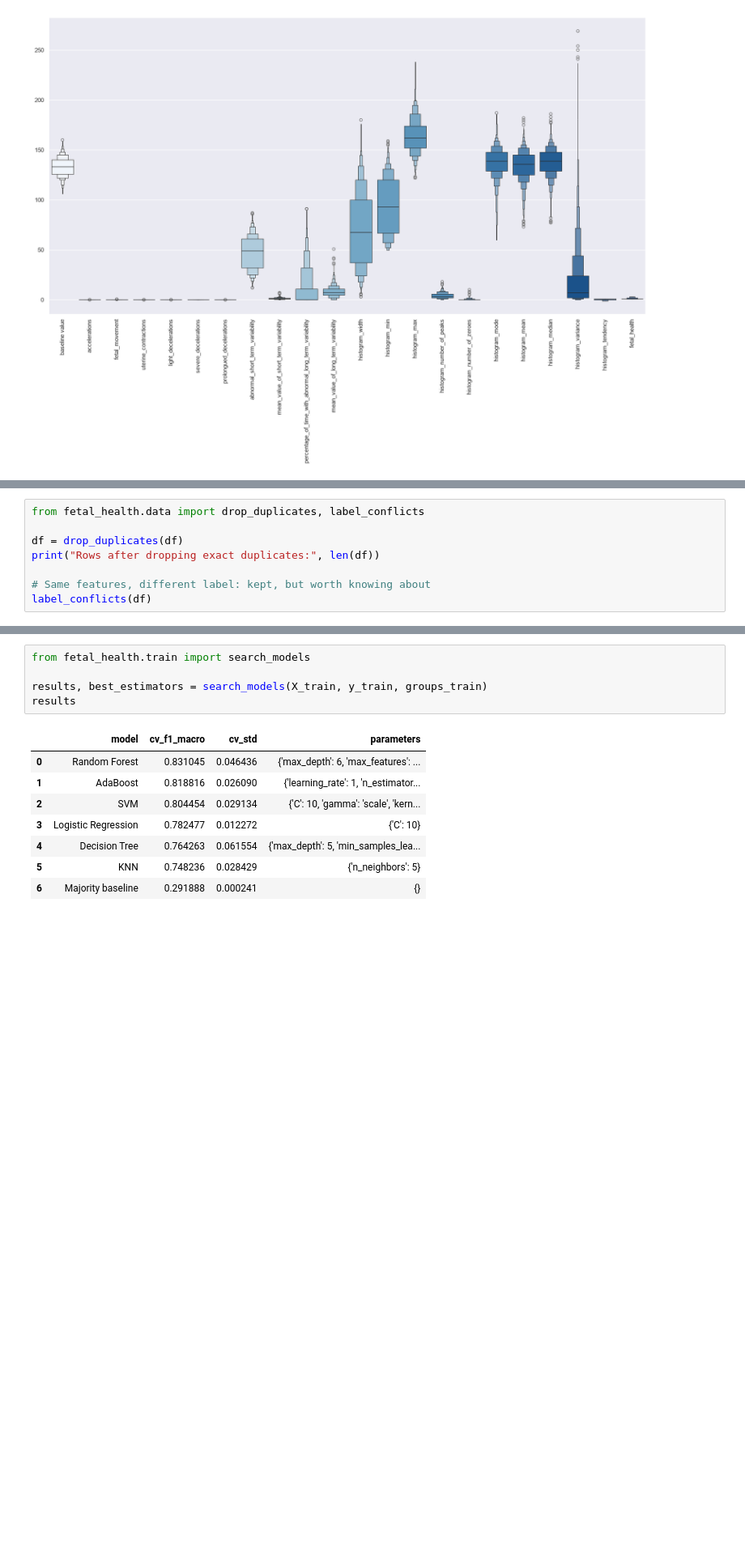
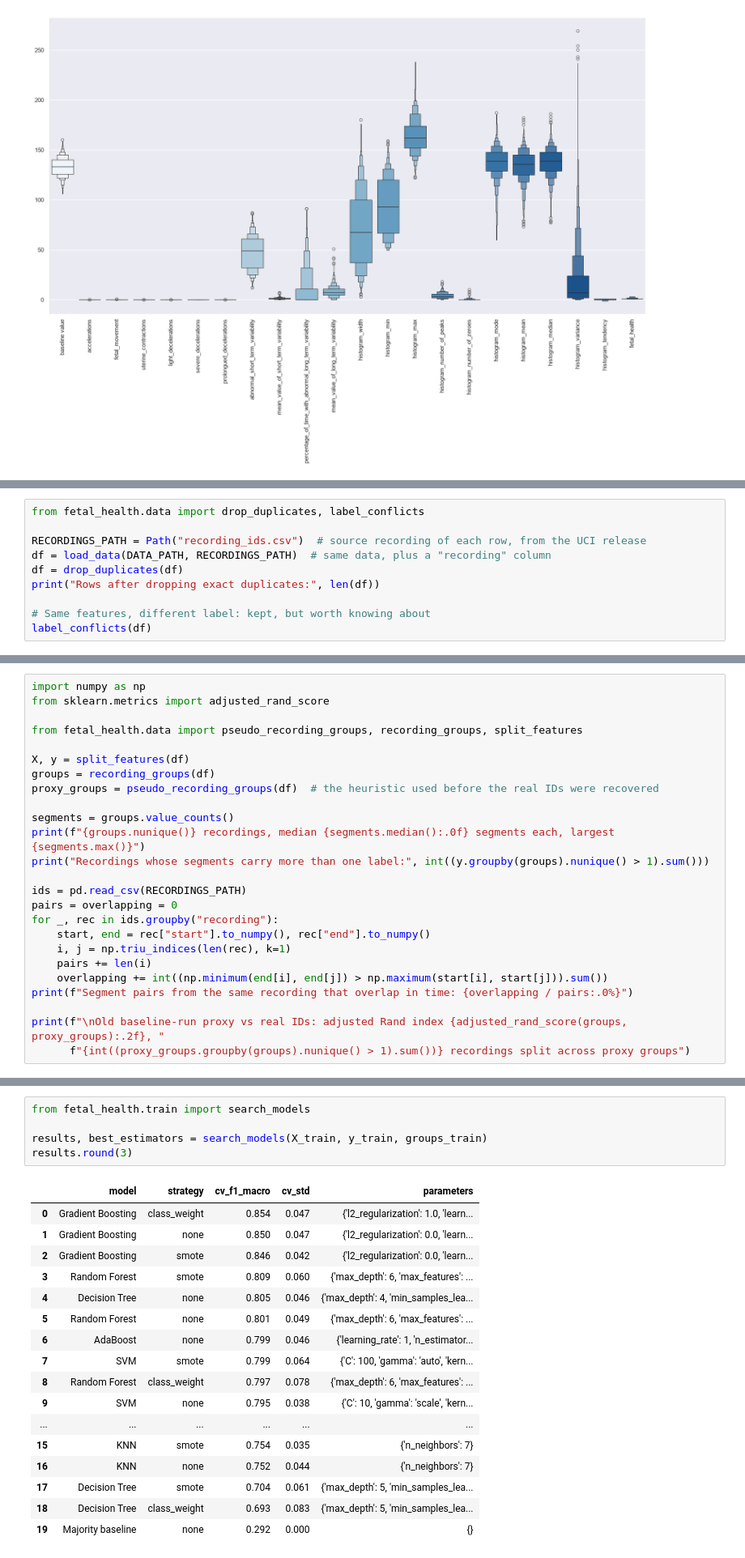
Before and after one commit to AnikaSharma17/Fetal-Health-Prediction, a Jupyter notebook: fetal_health_prediction.ipynb, the cells around one changed output, grey strips where cells are left out. Shown at 81% size. Cells and saved outputs as stored; diff of their text form; blank space fills up the shorter version.

```diff
--- a/fetal_health_prediction.ipynb
+++ b/fetal_health_prediction.ipynb
@@ -153,6 +155,8 @@ are used as a proxy recording ID. The train/test split and every CV split keep e
 # %%
 from fetal_health.data import drop_duplicates, label_conflicts
 
+RECORDINGS_PATH = Path("recording_ids.csv")  # source recording of each row, from the UCI release
+df = load_data(DATA_PATH, RECORDINGS_PATH)  # same data, plus a "recording" column
 df = drop_duplicates(df)
 print("Rows after dropping exact duplicates:", len(df))
 
@@ -168,0 +173,25 @@ Rows after dropping exact duplicates: 2113
+# %%
+import numpy as np
+from sklearn.metrics import adjusted_rand_score
+
+from fetal_health.data import pseudo_recording_groups, recording_groups, split_features
+
+X, y = split_features(df)
+groups = recording_groups(df)
+proxy_groups = pseudo_recording_groups(df)  # the heuristic used before the real IDs were recovered
+
+segments = groups.value_counts()
+print(f"{groups.nunique()} recordings, median {segments.median():.0f} segments each, largest {segments.max()}")
+print("Recordings whose segments carry more than one label:", int((y.groupby(groups).nunique() > 1).sum()))
+
+ids = pd.read_csv(RECORDINGS_PATH)
+pairs = overlapping = 0
+for _, rec in ids.groupby("recording"):
+    start, end = rec["start"].to_numpy(), rec["end"].to_numpy()
+    i, j = np.triu_indices(len(rec), k=1)
+    pairs += len(i)
+    overlapping += int((np.minimum(end[i], end[j]) > np.maximum(start[i], start[j])).sum())
+print(f"Segment pairs from the same recording that overlap in time: {overlapping / pairs:.0%}")
+
+print(f"\nOld baseline-run proxy vs real IDs: adjusted Rand index {adjusted_rand_score(groups, proxy_groups):.2f}, "
+      f"{int((proxy_groups.groupby(groups).nunique() > 1).sum())} recordings split across proxy groups")
@@ -214,14 +252,23 @@ baseline shows what a model that ignores the minority classes scores.
 # %%
 from fetal_health.train import search_models
 
 results, best_estimators = search_models(X_train, y_train, groups_train)
-results
+results.round(3)
 # %% [output]
-|  | model | cv_f1_macro | cv_std | parameters |
-| 0 | Random Forest | 0.831045 | 0.046436 | {'max_depth': 6, 'max_features': ... |
-| 1 | AdaBoost | 0.818816 | 0.026090 | {'learning_rate': 1, 'n_estimator... |
-| 2 | SVM | 0.804454 | 0.029134 | {'C': 10, 'gamma': 'scale', 'kern... |
-| 3 | Logistic Regression | 0.782477 | 0.012272 | {'C': 10} |
-| 4 | Decision Tree | 0.764263 | 0.061554 | {'max_depth': 5, 'min_samples_lea... |
-| 5 | KNN | 0.748236 | 0.028429 | {'n_neighbors': 5} |
-| 6 | Majority baseline | 0.291888 | 0.000241 | {} |
+|  | model | strategy | cv_f1_macro | cv_std | parameters |
+| 0 | Gradient Boosting | class_weight | 0.854 | 0.047 | {'l2_regularization': 1.0, 'learn... |
+| 1 | Gradient Boosting | none | 0.850 | 0.047 | {'l2_regularization': 0.0, 'learn... |
+| 2 | Gradient Boosting | smote | 0.846 | 0.042 | {'l2_regularization': 0.0, 'learn... |
+| 3 | Random Forest | smote | 0.809 | 0.060 | {'max_depth': 6, 'max_features': ... |
+| 4 | Decision Tree | none | 0.805 | 0.046 | {'max_depth': 4, 'min_samples_lea... |
+| 5 | Random Forest | none | 0.801 | 0.049 | {'max_depth': 6, 'max_features': ... |
+| 6 | AdaBoost | none | 0.799 | 0.046 | {'learning_rate': 1, 'n_estimator... |
+| 7 | SVM | smote | 0.799 | 0.064 | {'C': 100, 'gamma': 'auto', 'kern... |
+| 8 | Random Forest | class_weight | 0.797 | 0.078 | {'max_depth': 6, 'max_features': ... |
+| 9 | SVM | none | 0.795 | 0.038 | {'C': 10, 'gamma': 'scale', 'kern... |
+| ... | ... | ... | ... | ... | ... |
+| 15 | KNN | smote | 0.754 | 0.035 | {'n_neighbors': 7} |
+| 16 | KNN | none | 0.752 | 0.044 | {'n_neighbors': 7} |
+| 17 | Decision Tree | smote | 0.704 | 0.061 | {'max_depth': 5, 'min_samples_lea... |
+| 18 | Decision Tree | class_weight | 0.693 | 0.083 | {'max_depth': 5, 'min_samples_lea... |
+| 19 | Majority baseline | none | 0.292 | 0.000 | {} |
```
Also changed, not shown: parts of 23 cells of this notebook, 15 other files.
